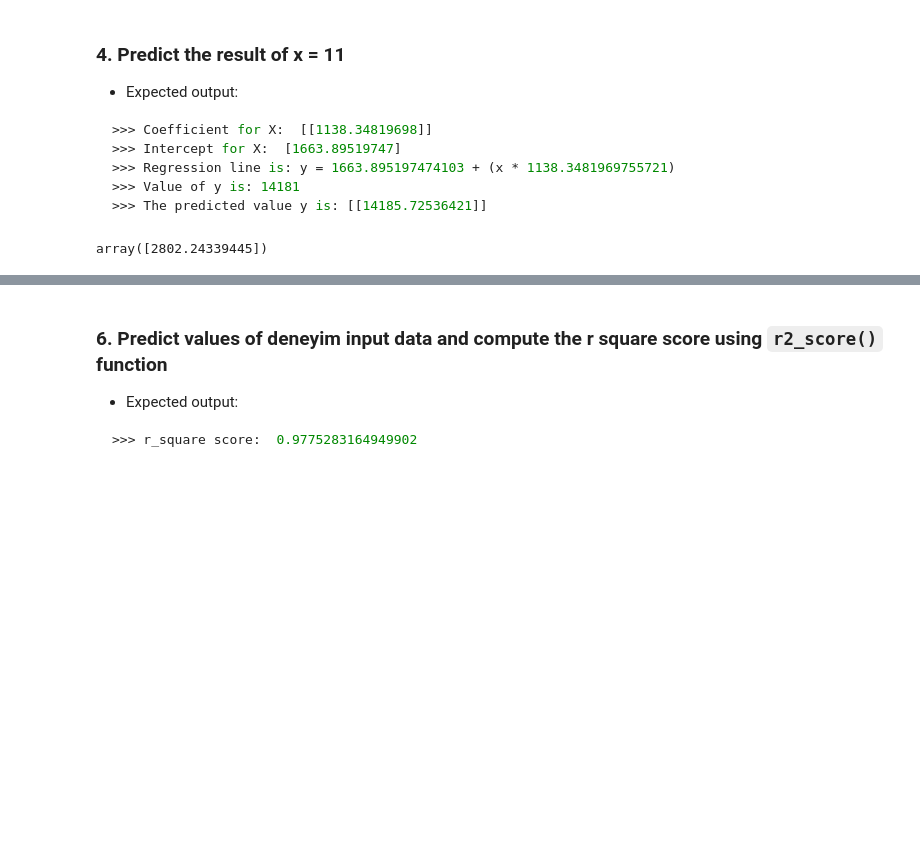
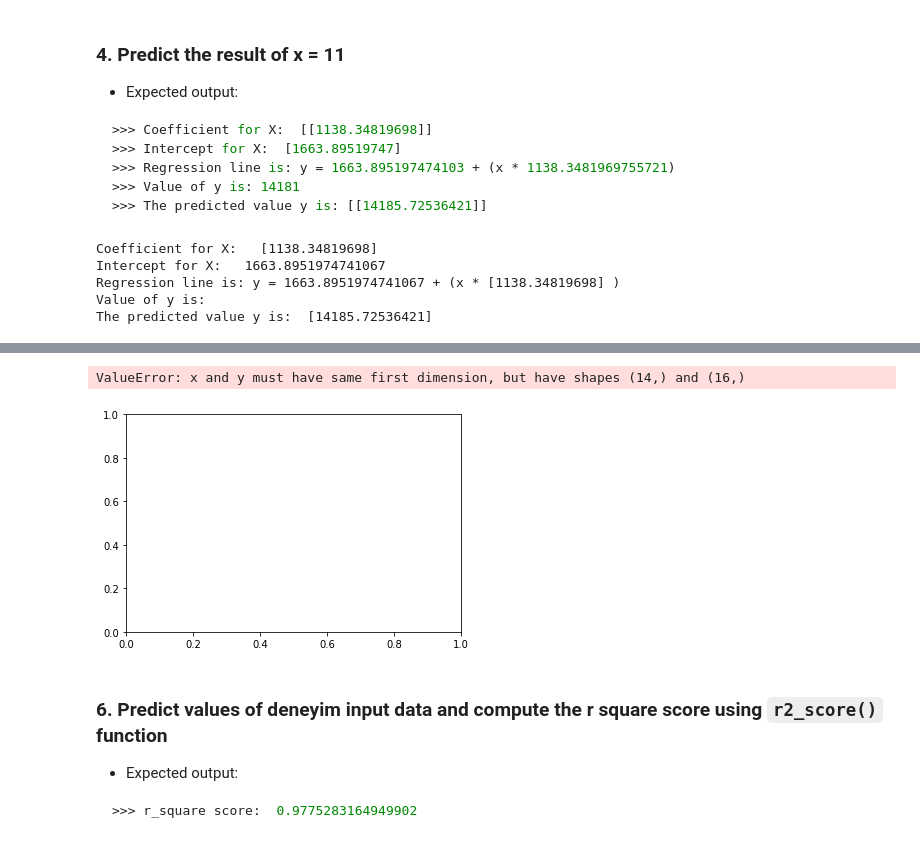
Before and after one commit to aabir-ribouh/python-for-finance, a Jupyter notebook: day_07/assignments/machine-learning-exercise.ipynb, the cells around one changed output, grey strips where cells are left out. Drawn from its saved outputs; the diff is of its cells as text; code cells hidden in the pictures; blank space fills up the shorter version.

````diff
--- a/day_07/assignments/machine-learning-exercise.ipynb
+++ b/day_07/assignments/machine-learning-exercise.ipynb
@@ -143,12 +132,22 @@ Correlation :  0.9887003168275968
 >>> Value of y is: 14181
 >>> The predicted value y is: [[14185.72536421]]
 ```
-# %%
-# Your code here
-pred = model.predict([[1]])
-pred
-# %% [output]
-array([2802.24339445])
+# %%
+# Your code here
+import numpy as np
+x_11 = np.array(11).reshape((-1,1))
+pred_11 = model.predict(x_11)
+print('Coefficient for X:  ', model.coef_)
+print('Intercept for X:  ', model.intercept_)
+print('Regression line is: y = '+ str(model.intercept_) +' + (x * '+ str(model.coef_) +' )')
+print('Value of y is: ', )
+print('The predicted value y is: ', pred_11)
+# %% [output]
+Coefficient for X:   [1138.34819698]
+Intercept for X:   1663.8951974741067
+Regression line is: y = 1663.8951974741067 + (x * [1138.34819698] )
+Value of y is:
+The predicted value y is:  [14185.72536421]
 # %% [markdown]
 ### 5. Plot both y_head (predicted values) and deneyim data
 - Input:
@@ -165,3 +162,12 @@ array([2802.24339445])
+# %%
+# Your code here
+array = np.array([0,1,2,3,4,5,6,7,8,9,10,11,12,13,14,15]).reshape(-1,1)
+y_new = model.predict(X)
+predict_array = model.predict(array)
+plt.plot(y_new, predict_array, 'o')
+# %% [output]
+ValueError: x and y must have same first dimension, but have shapes (14,) and (16,)
+[figure, added]
 # %% [markdown]
 ### 6. Predict values of deneyim input data and compute the r square score using `r2_score()` function
 
````
Also changed, not shown: parts of 10 cells of this notebook.
